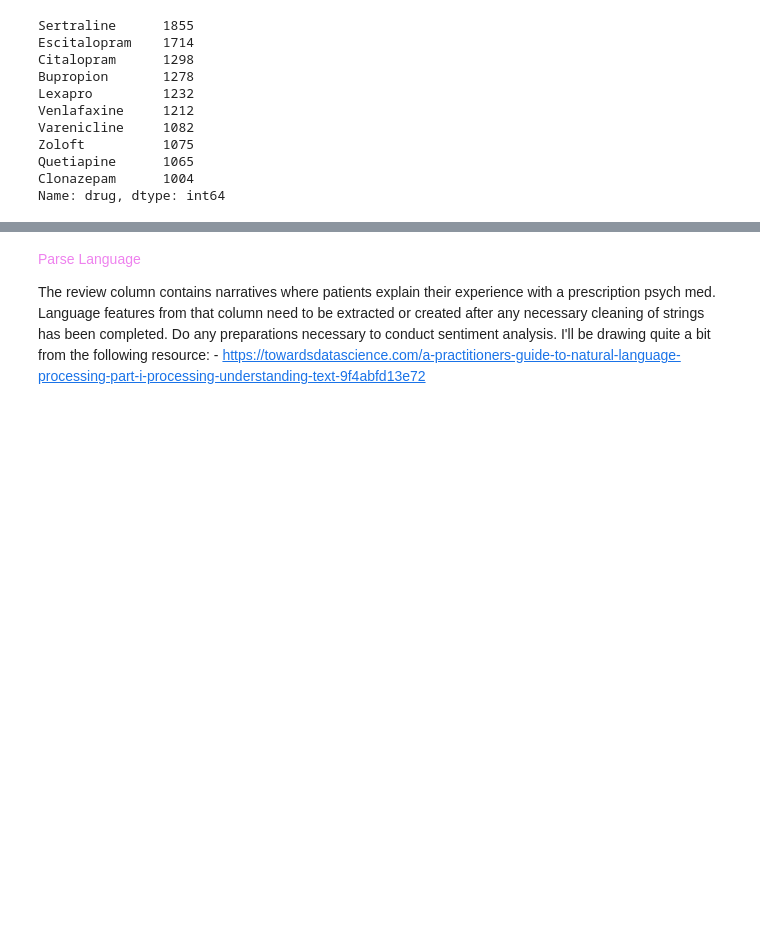
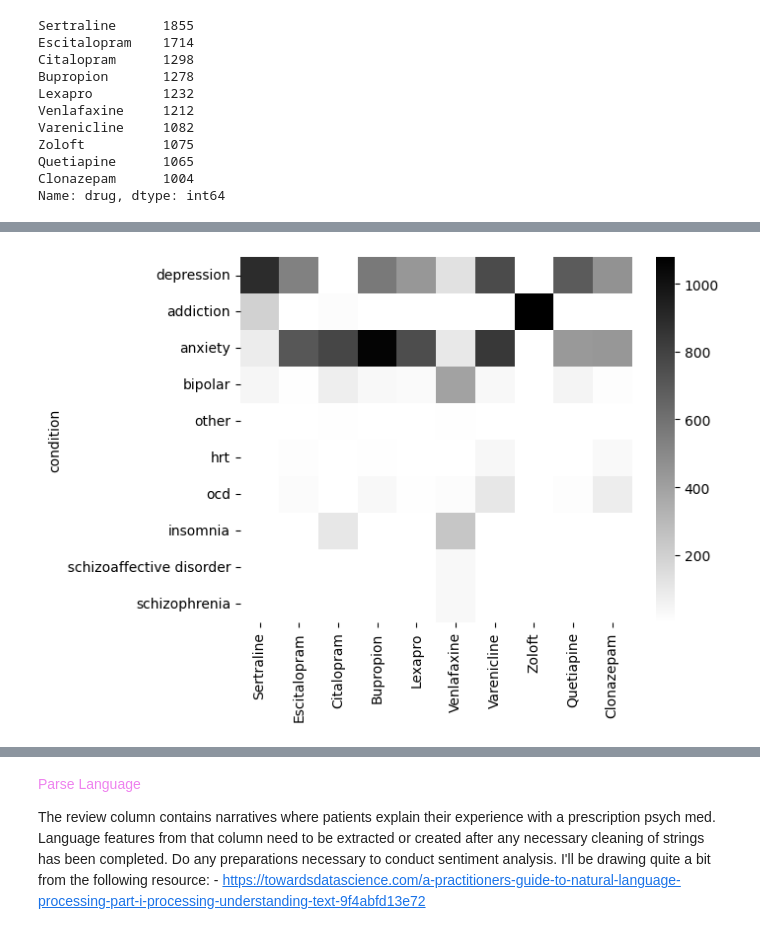
Before and after one commit to fractaldatalearning/psychedelic_efficacy, a Jupyter notebook: notebooks/2-kl-studies-eda.ipynb, the cells around one changed output, grey strips where cells are left out. Drawn from its saved outputs; the diff is of its cells as text; code cells hidden in the pictures; blank space fills up the shorter version.

Commit message:
visualizing non-narrative columns

```diff
--- a/notebooks/2-kl-studies-eda.ipynb
+++ b/notebooks/2-kl-studies-eda.ipynb
@@ -69,0 +97,10 @@ Name: drug, dtype: int64
+# %%
+# Which of the most common drugs are used to treat which of the most common conditions?
+
+top_drugs = ['Sertraline', 'Escitalopram', 'Citalopram', 'Bupropion', 'Lexapro',
+             'Venlafaxine', 'Varenicline', 'Zoloft', 'Quetiapine', 'Clonazepam']
+top_conditions = ['depression', 'anxiety', 'bipolar', 'addiction', 'insomnia', 'hrt',
+                  'schizophrenia', 'ocd', 'other', 'schizoaffective disorder']
+top_drug_conditions = df[df['drug'].isin(top_drugs) & df['condition'].isin(top_conditions)]
+
+top_drug_conditions.head()
@@ -69,0 +114,11 @@ Name: drug, dtype: int64
+# %%
+top_combo_summary = top_drug_conditions.pivot_table(index='condition', columns='drug',
+                                                    aggfunc='count', values='review')
+top_combo_summary.columns = ['Sertraline', 'Escitalopram', 'Citalopram', 'Bupropion', 'Lexapro',
+             'Venlafaxine', 'Varenicline', 'Zoloft', 'Quetiapine', 'Clonazepam']
+top_combo_summary = top_combo_summary.sort_values(by=['Sertraline', 'Escitalopram',
+                                                      'Citalopram', 'Bupropion', 'Lexapro',
+                                                      'Venlafaxine', 'Varenicline', 'Zoloft',
+                                                      'Quetiapine', 'Clonazepam'],
+                                                  ascending=False)
+top_combo_summary
@@ -69,0 +138,6 @@ Name: drug, dtype: int64
+# %%
+# Visualize distribution of reviews across common conditions & drugs with a heatmap.
+sns.heatmap(top_combo_summary, cmap='gray_r')
+plt.show()
+# %% [output]
+[figure, added]
```
Also changed, not shown: parts of 13 cells of this notebook, 1 other file.
